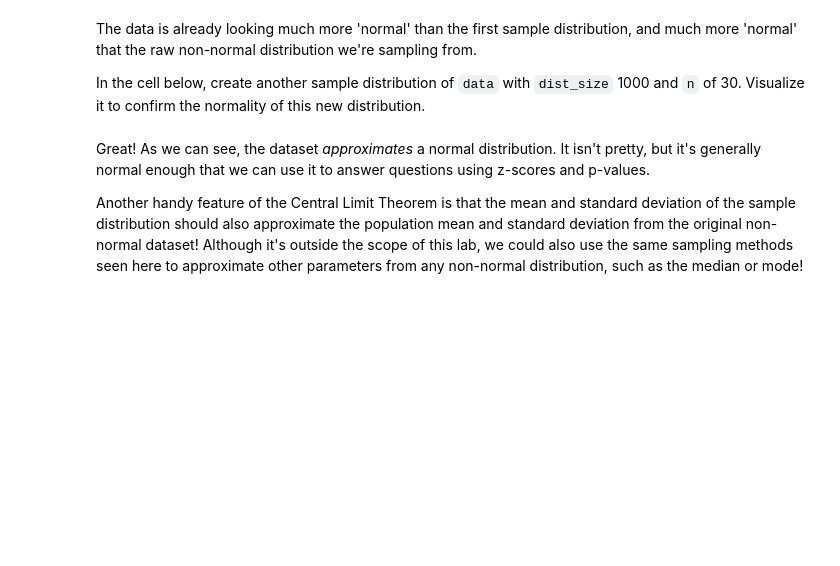
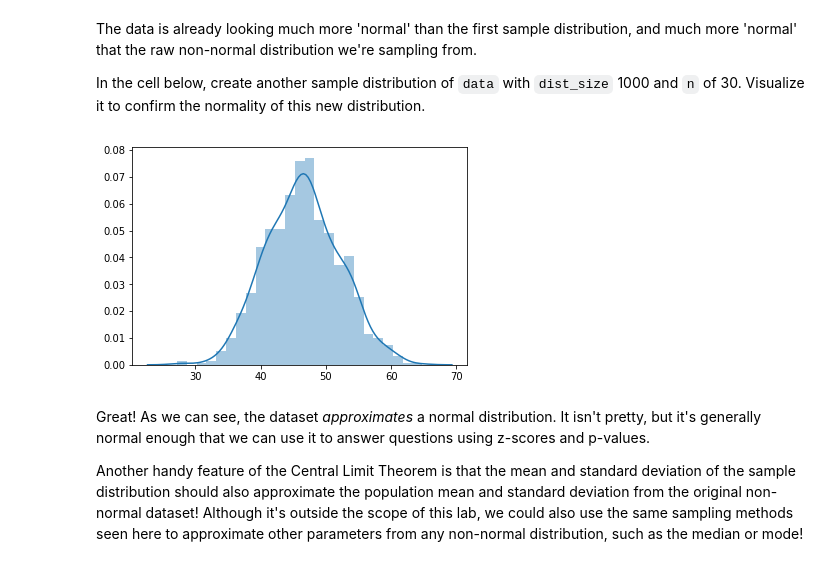
Before and after one commit to fleralle/dsc-central-limit-theorem-lab-houston-ds-042219, a Jupyter notebook: index.ipynb, the cells around one changed output. Drawn from its saved outputs; the diff is of its cells as text; code cells hidden in the pictures; blank space fills up the shorter version.

```diff
--- a/index.ipynb
+++ b/index.ipynb
@@ -135,9 +135,11 @@ The data is already looking much more 'normal' than the first sample distributio
 
 In the cell below, create another sample distribution of `data` with `dist_size` 1000 and `n` of 30.  Visualize it to confirm the normality of this new distribution.
 # %%
-sample_dist_1000 = create_sample_distribution(data, 30, 10)
+sample_dist_1000 = create_sample_distribution(data, 1000, 30)
 
-sns.distplot(sample_dist_30);
+sns.distplot(sample_dist_1000);
+# %% [output]
+[figure, added]
 # %% [markdown]
 Great! As we can see, the dataset _approximates_ a normal distribution. It isn't pretty, but it's generally normal enough that we can use it to answer questions using z-scores and p-values.
 
```
